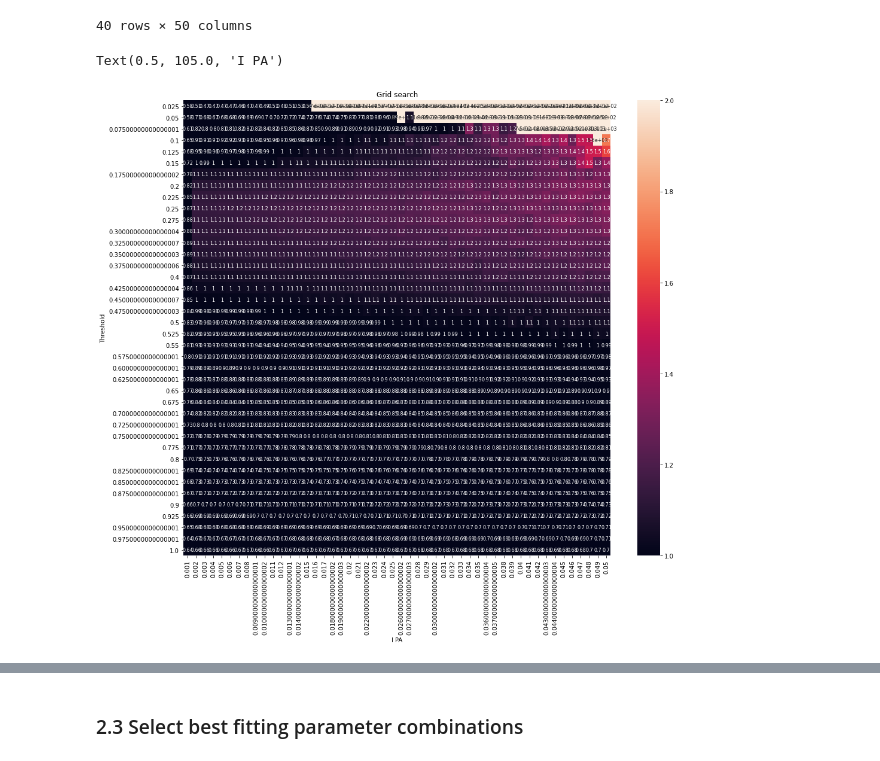
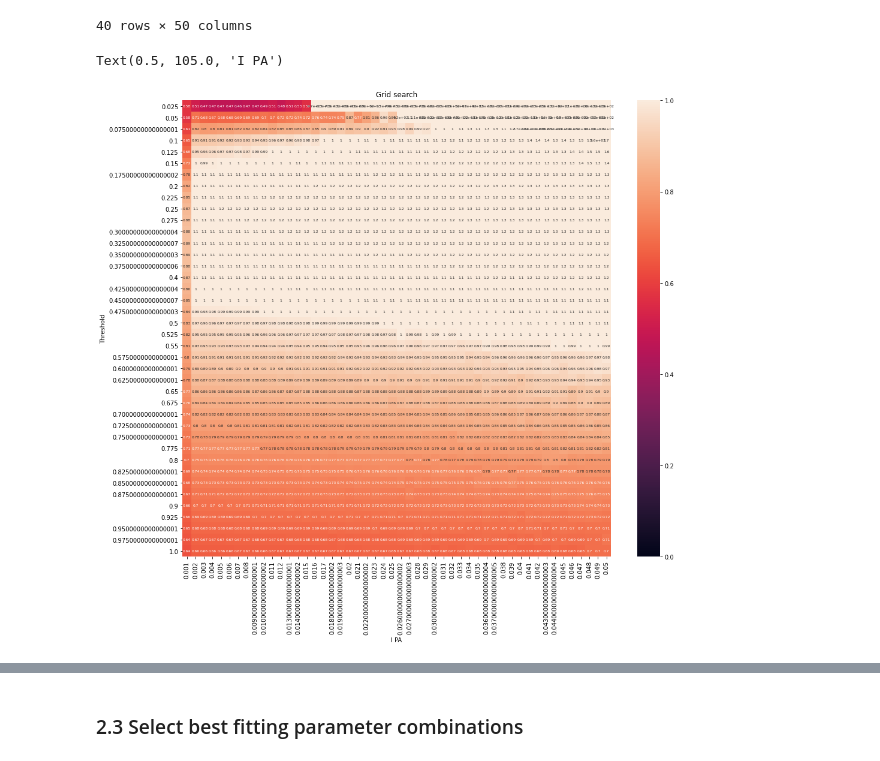
Before and after one commit to MovezNetwork/ABM-PA, a Jupyter notebook: notebooks/tuning_nom_network.ipynb, the cells around one changed output, grey strips where cells are left out. Cells and saved outputs as stored; diff of their text form; code cells hidden in the pictures.

```diff
--- a/notebooks/tuning_nom_network.ipynb
+++ b/notebooks/tuning_nom_network.ipynb
@@ -104,8 +106,8 @@ i_seq = np.arange(0.001,0.051,0.001)
 # %% [markdown]
 ## 2.1 Run grid search simulations
 # %%
-result_error2, result_child2, result_cl2, empirical_data2 = tuning.execute_grid(t_range=t_seq,
-                                                                                i_range=i_seq,
-                                                                                t=700,
-                                                                                population_name='nomination')
+result_error2, result_child2, result_cl2, empirical_data2 = tuning.execute(t_range=t_seq,
+                                                                           i_range=i_seq,
+                                                                           t=700,
+                                                                           population_name='nomination')
 # %% [output]
@@ -155,10 +157,10 @@ errors_df2
 # %%
 # plot heatmap of grid search
 plt.figure(figsize=((16,14)))
 plt.title('Grid search')
-sns.heatmap(errors_df2, annot=True, annot_kws={"size": 8}, vmin=1, vmax=2)
+sns.heatmap(errors_df2, annot=True, annot_kws={"size": 6}, vmin=0, vmax=1)
 plt.ylabel('Threshold')
 plt.xlabel('I PA')
 # %% [output]
 Text(0.5, 105.0, 'I PA')
-[figure, old version]
+[figure, new version]
```
Also changed, not shown: parts of 7 cells of this notebook, 10 other files.
